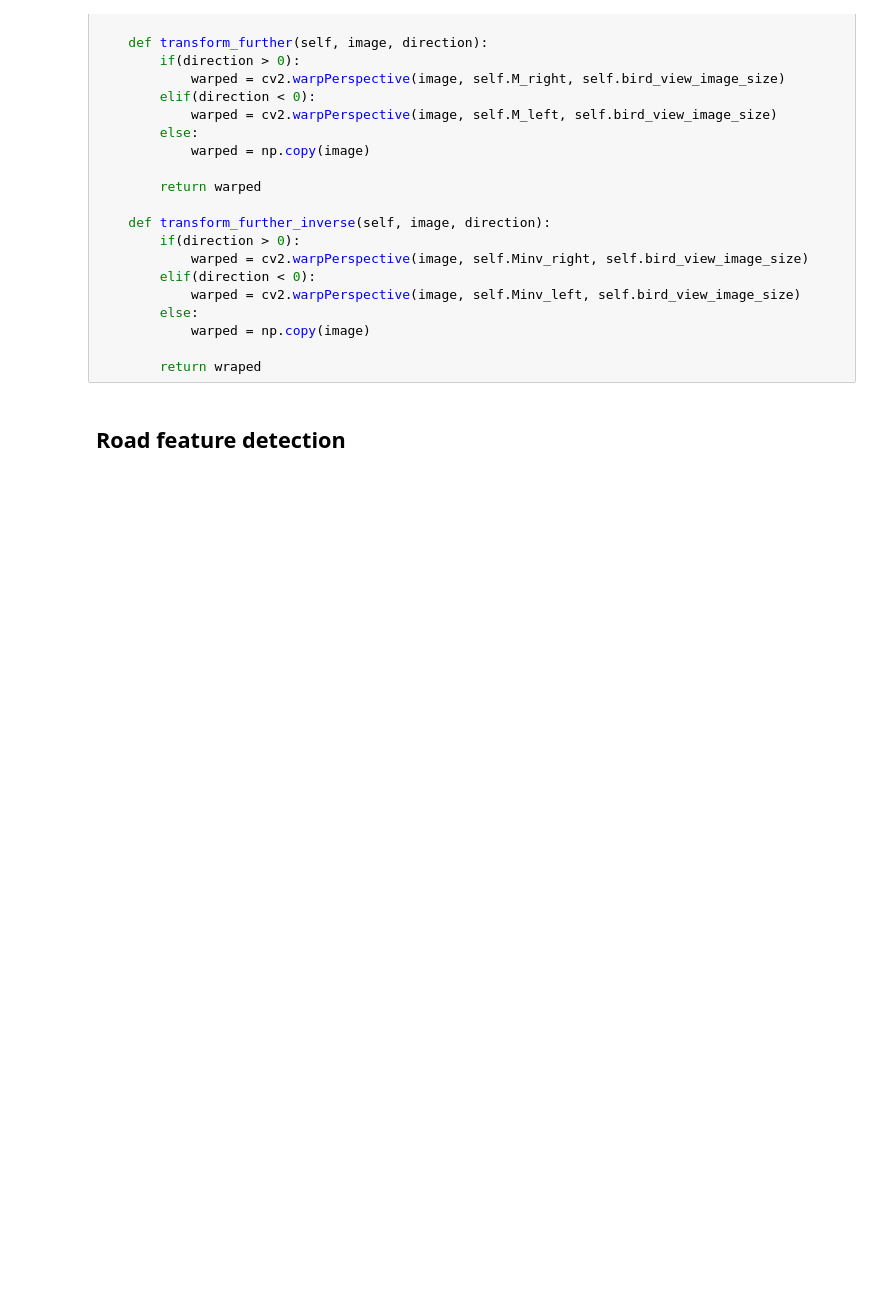
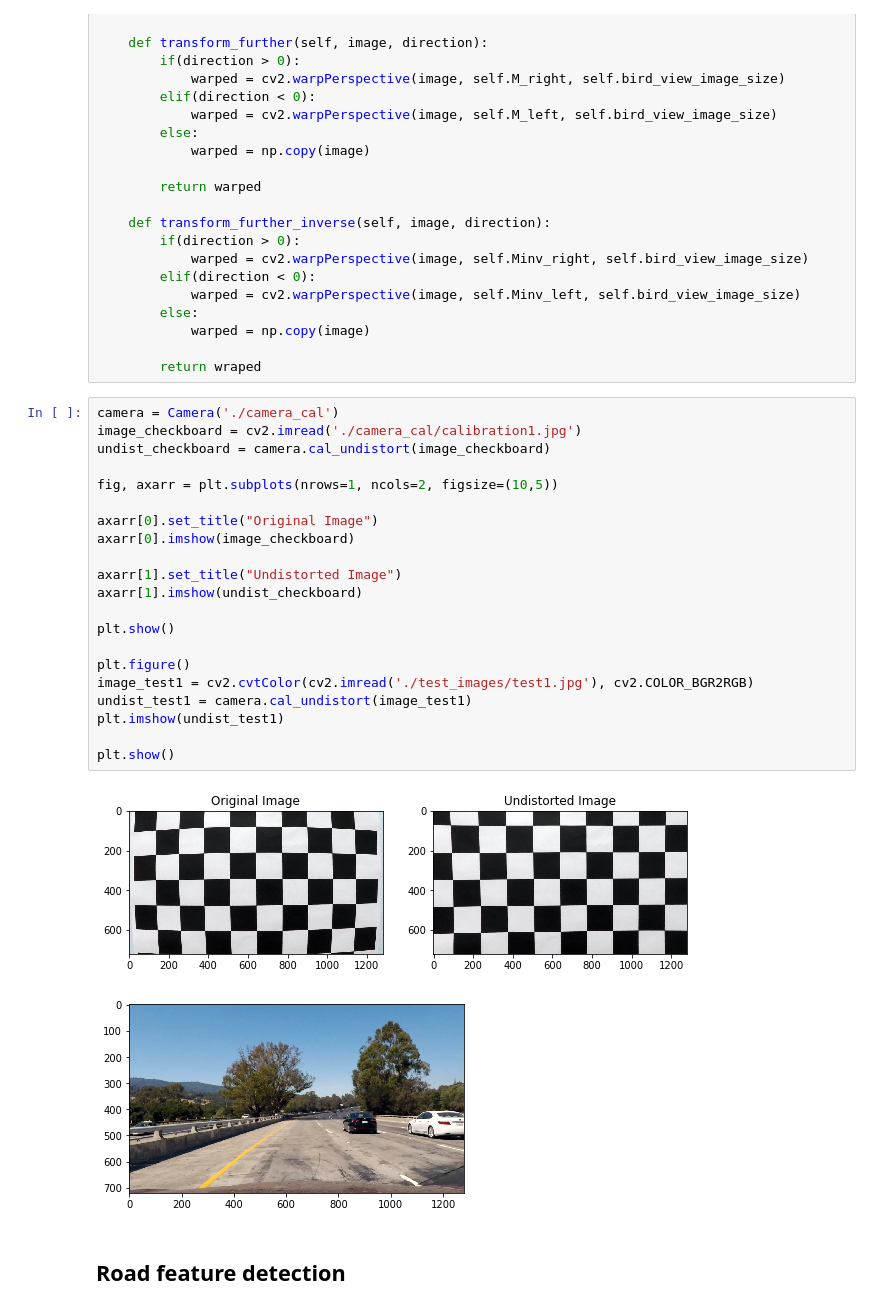
Before and after one commit to ymlai87416/CarND-Advanced-Lane-Lines, a Jupyter notebook: CarND-Advanced-Lane-Lines-final.ipynb, the cells around one changed output. Cells and saved outputs as stored; diff of their text form; blank space fills up the shorter version.

```diff
--- a/CarND-Advanced-Lane-Lines-final.ipynb
+++ b/CarND-Advanced-Lane-Lines-final.ipynb
@@ -151,6 +151,30 @@ class Camera:
             warped = np.copy(image)
 
         return wraped
+# %%
+camera = Camera('./camera_cal')
+image_checkboard = cv2.imread('./camera_cal/calibration1.jpg')
+undist_checkboard = camera.cal_undistort(image_checkboard)
+
+fig, axarr = plt.subplots(nrows=1, ncols=2, figsize=(10,5))
+
+axarr[0].set_title("Original Image")
+axarr[0].imshow(image_checkboard)
+
+axarr[1].set_title("Undistorted Image")
+axarr[1].imshow(undist_checkboard)
+
+plt.show()
+
+plt.figure()
+image_test1 = cv2.cvtColor(cv2.imread('./test_images/test1.jpg'), cv2.COLOR_BGR2RGB)
+undist_test1 = camera.cal_undistort(image_test1)
+plt.imshow(undist_test1)
+
+plt.show()
+# %% [output]
+[figure, added]
+[figure, added]
 # %% [markdown]
 ## Road feature detection
 # %%
```
Also changed, not shown: 8 other files.
